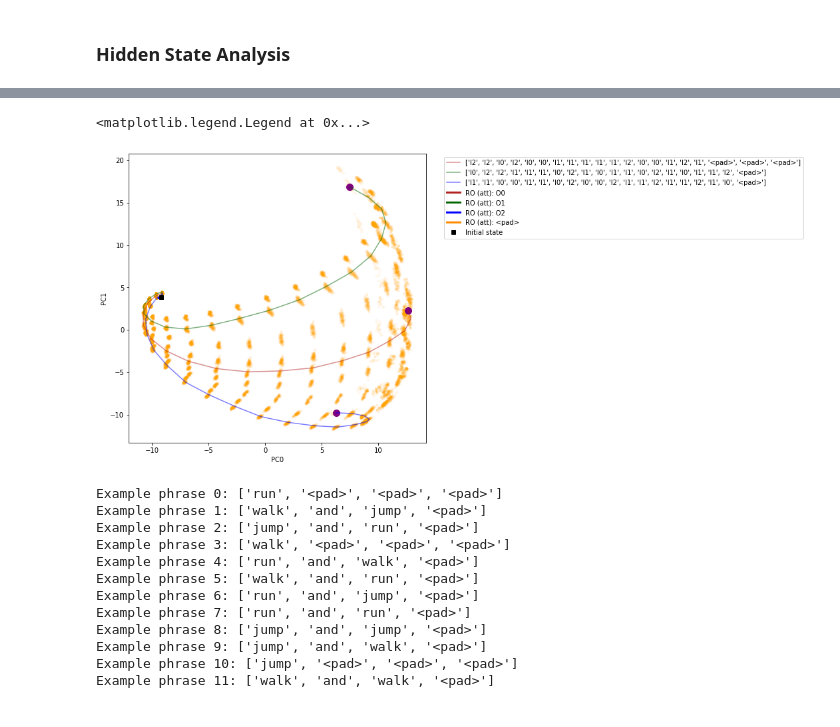
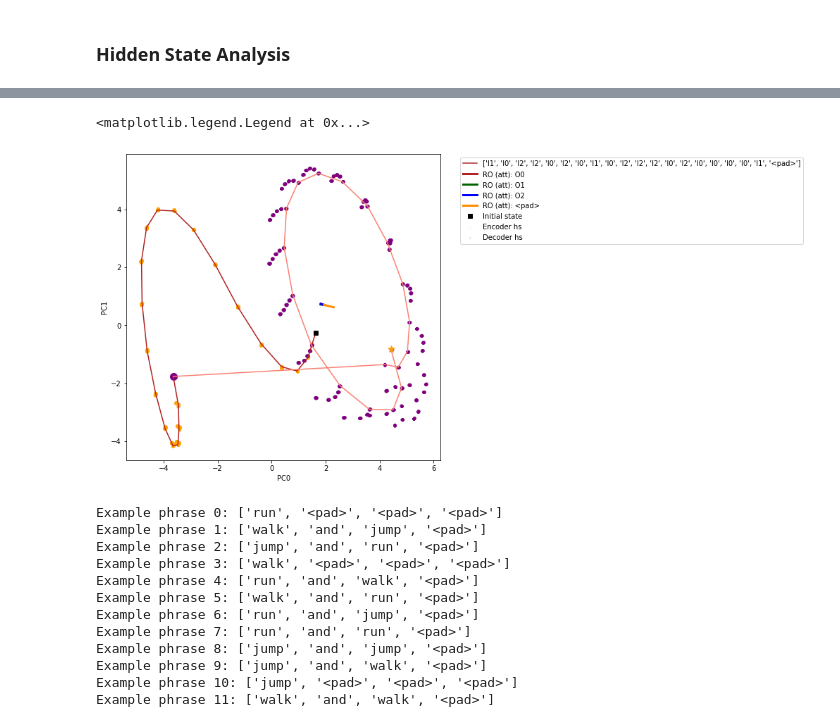
Before and after one commit to kaitken17/understand_nlp, a Jupyter notebook: sythetic_analysis_seq2seq.ipynb, the cells around one changed output, grey strips where cells are left out. Drawn from its saved outputs; the diff is of its cells as text; code cells hidden in the pictures.

```diff
--- a/sythetic_analysis_seq2seq.ipynb
+++ b/sythetic_analysis_seq2seq.ipynb
@@ -218,13 +228,14 @@ if run_tests:
 
   toy_params = {
     'phrase_length': 5,
-    'var_length': True,
+    'var_length': False,
     'min_phrase_len': 2,
     'base_words': 3,
     'loss_type': 'XE',
     'rules': [], #prev0
     'pad_dim': True,
     'emb_dim': 20,
+    'reverse_out': True,
   }
 
   toy_params['in_words'], toy_params['in_words_pp'], toy_params['phrase_words'] = generateInputWordBank(toy_params)
@@ -243,12 +254,13 @@ if run_tests:
     out_phrase = translate_toy_phrase(toy_phrase, toy_params)
     print('Output phrase:', out_phrase)
 
-  out_phrase, in_phrase, out_phrase_tensor, in_phrase_tensor, target_mask = randomTrainingExample(toy_params)
+  out_phrase, in_phrase, out_phrase_tensor, in_phrase_tensor, out_target_mask, in_target_mask = randomTrainingExample(toy_params)
   print('Input phrase:', in_phrase)
   print('Input phrase tensor:', in_phrase_tensor)
+  print('Input target mask:', in_target_mask)
   print('Output phrase:', out_phrase)
   print('Output phrase tensor:', out_phrase_tensor)
-  print('Target mask:', target_mask)
+  print('Out target mask:', out_target_mask)
 # %% [markdown]
 # SCAN Dataset
 # %%
@@ -1296,9 +1308,9 @@ def encode_decode_attnh(initial_states, input_sequences, input_masks, rnn_update
         outputs = readout(jnp.concatenate([next_state, attention_state], axis=1))
 
     if zero_decoder_inputs: # Just feeds zeros into decoder
-      # next_seq_iznput = 1/outputs.shape[1] * jnp.ones(outputs.shape)
-      next_seq_input = jnp.zeros(outputs.shape)
-      next_seq_input = jax.ops.index_update(next_seq_input, jax.ops.index[:, 0], jnp.ones(outputs.shape[0]))
+      next_seq_input = 1/outputs.shape[1] * jnp.ones(outputs.shape)
+      # next_seq_input = jnp.zeros(outputs.shape)
+      # next_seq_input = jax.ops.index_update(next_seq_input, jax.ops.index[:, 0], jnp.ones(outputs.shape[0]))
       # key = jax.random.PRNGKey(23232)
       # key, subkey = jax.random.split(key)
       # rand_ints = jax.random.randint(subkey, outputs.shape[0], 0, outputs.shape[1])
@@ -1311,7 +1323,7 @@ def encode_decode_attnh(initial_states, input_sequences, input_masks, rnn_update
       return carry, (outputs, attention_row)
     elif not return_hidden:
       return carry, outputs
-    else:
+    else: # Returns just the hidden state
       return carry, next_state
 
   pos_enc_params = rnn_specs['pos_enc_params']
@@ -1767,7 +1777,5 @@ Text(0, 0.5, 'Train Loss')
 # %% [markdown]
 # Network Analysis
-# %%
-rnn_specs['zero_decoder_inputs'] = True
 # %% [markdown]
 ### Hidden State Analysis
 # %%
@@ -2048,6 +2046,6 @@ NameError: ignored
 # %%
 pc_dims = 10
-pts_subset = 'enc' # supports 'enc', 'dec', 'all', and 'encf'
+pts_subset = 'all' # supports 'enc', 'dec', 'all', and 'encf'
 
 # Finds percentage of variance explained by top pc_dims of PCA
 # pca_full = PCA(n_components=rnn_specs['hidden_size'])
@@ -2092,7 +2090,7 @@ h0 shape (128,)
 # Here, we visualize the hidden states of the RNN, projected into a
 # low-dimensional 2D state space.
 
-pts_subset = 'enc'
+pts_subset = 'all'
 
 plt.figure(figsize=(8, 8))
 
@@ -2102,40 +2100,46 @@ pc2 = 1
 final_hs_idx = 2*toy_params['phrase_length'] if pts_subset == 'all' and not rnn_specs['arch'] == 'one_to_one' else toy_params['phrase_length']
 encode_hs_idx = 0 if pts_subset == 'dec' else input_phrase_len
 
-# pca_h0 = pca.transform(np.atleast_2d(h0)).T
-pca_h0 = pca.transform(np.atleast_2d(np.concatenate([h0, np.zeros((h0.shape))], axis=0))).T
+pca_h0 = pca.transform(np.atleast_2d(h0)).T
+# pca_h0 = pca.transform(np.atleast_2d(np.concatenate([h0, np.zeros((h0.shape))], axis=0))).T
 
+enc_len = hs_data['inputs'][0].shape[0]
+dec_len = hs_data['labels'][0].shape[0]
 
-# Plots hidden states
+# Plots hidden states as scatter plot
 fs_alpha = 0.05
-pca_hs = pca.transform(np.vstack(hs[pts_subset])).T
-if pts_subset == 'all':
-  pl = input_phrase_len
-  plt.scatter(pca_hs[pc1][:pl], pca_hs[pc2][:pl], color = 'k', marker='.', alpha=fs_alpha)
-  plt.scatter(pca_hs[pc1][pl-1:], pca_hs[pc2][pl-1:], color = 'gray', marker='.', alpha=fs_alpha)
-else:
-  plt.scatter(pca_hs[pc1], pca_hs[pc2], color = 'orange', marker='.', alpha=fs_alpha)
-hs_idxs = [5, 6 ,7] # [0]
+if pts_subset in ['all', 'enc']: # Encoder states
+  print('Plotting encoder states')
+  pca_enc = pca.transform(np.vstack(hs['enc'])).T
+  plt.scatter(pca_enc[pc1], pca_enc[pc2], color = 'orange', marker='.', alpha=fs_alpha, label='Encoder hs')
+if pts_subset in ['all', 'dec']: # Decoder states
+  print('Plotting decoder states')
+  pca_dec = pca.transform(np.vstack(hs['dec'])).T
+  plt.scatter(pca_dec[pc1], pca_dec[pc2], color = 'purple', marker='.', alpha=fs_alpha, label='Decoder hs')
+
+# Plots example paths
+hs_idxs = [1] # [0]
 for hs_idx in hs_idxs: # Plots example paths
-  print('Example phrase length:', hs_data['out_index'][hs_idx])
+  out_idx = hs_data['out_index'][hs_idx]
+  print('Example phrase length:', out_idx)
   print('Example phrase:', tensorToPhrase(hs_data['inputs'][hs_idx], toy_params['in_words']))
-  if pts_subset == 'enc' or pts_subset == 'all': # Adds h0 to path
+  if pts_subset in ['enc', 'all']: # Adds h0 to path and plots
     pca_state = np.concatenate((pca_h0, pca.transform(hs[pts_subset][hs_idx]).T), axis=1)
-  if pts_subset == 'dec' or pts_subset == 'all':  # Puts star on final hidden state
-    pca_decf = pca.transform(np.atleast_2d(hs['decf'][hs_idx])).T
-    plt.scatter(pca_decf[pc1], pca_decf[pc2], color = 'k', marker='*',
-                s=100.0, alpha=1.0)
-  if pts_subset == 'all':
-    plt.plot(pca_state[pc1][:pl+1], pca_state[pc2][:pl+1], color = state_colors[hs_idxs.index(hs_idx)], marker=None, alpha=1.0,
+    if pts_subset == 'all':
+      plt.plot(pca_state[pc1][:enc_len+1], pca_state[pc2][:enc_len+1], color = state_colors[hs_idxs.index(hs_idx)], marker=None, alpha=1.0,
+              label=tensorToPhrase(hs_data['inputs'][hs_idx], toy_params['in_words']))
+      plt.plot(pca_state[pc1][enc_len:enc_len+out_idx+1], pca_state[pc2][enc_len:enc_len+out_idx+1], color = state_colors_light[hs_idxs.index(hs_idx)], marker=None, alpha=1.0)
+    elif pts_subset == 'enc':
+      plt.plot(pca_state[pc1], pca_state[pc2], color = state_colors[hs_idxs.index(hs_idx)], marker=None, alpha=0.5,
              label=tensorToPhrase(hs_data['inputs'][hs_idx], toy_params['in_words']))
-    plt.plot(pca_state[pc1][pl:], pca_state[pc2][pl:], color = state_colors_light[hs_idxs.index(hs_idx)], marker=None, alpha=1.0)
-  elif pts_subset == 'enc':
-    plt.plot(pca_state[pc1], pca_state[pc2], color = state_colors[hs_idxs.index(hs_idx)], marker=None, alpha=0.5,
-             label=tensorToPhrase(hs_data['inputs'][hs_idx], toy_params['in_words']))
-  else:
+  else: # Doesn't add h0 to path and plots
     pca_state = pca.transform(hs[pts_subset][hs_idx]).T
     plt.plot(pca_state[pc1], pca_state[pc2], color = state_colors[hs_idxs.index(hs_idx)], marker=None, alpha=0.5,
              label=tensorToPhrase(hs_data['inputs'][hs_idx], toy_params['in_words']))
+  if pts_subset in ['dec', 'all']:  # Puts star on final hidden state
+    pca_decf = pca.transform(np.atleast_2d(hs['decf'][hs_idx])).T
+    plt.scatter(pca_decf[pc1], pca_decf[pc2], color = 'orange', marker='*', s=100.0, alpha=1.0)
+
 
   plt.scatter(pca_state[pc1, encode_hs_idx], pca_state[pc2, encode_hs_idx], color = 'purple', marker='o',
                 s=100.0, alpha=1.0) # Puts circle on full encoded hidden state
@@ -2164,8 +2168,8 @@ for hs_idx in hs_idxs: # Plots example paths
 readout_type = 'att' # 'att' or 'hs'
 readout_plot = readout if readout_type == 'att' else readout_dec
 pca_ro = pca.transform(readout_plot)
-# pca_zero = pca.transform(np.atleast_2d(np.zeros((rnn_specs['hidden_size'],)))).T
-pca_zero = pca.transform(np.atleast_2d(np.zeros((2*rnn_specs['hidden_size'],)))).T
+pca_zero = pca.transform(np.atleast_2d(np.zeros((rnn_specs['hidden_size'],)))).T
+# pca_zero = pca.transform(np.atleast_2d(np.zeros((2*rnn_specs['hidden_size'],)))).T
 for i in range(readout_plot.shape[0]):
   x_ro = [pca_zero[pc1], pca_ro[i][pc1]]
   y_ro = [pca_zero[pc2], pca_ro[i][pc2]]
@@ -2197,5 +2199,5 @@ Example phrase: ['I1', 'I1', 'I0', 'I0', 'I1', 'I1', 'I0', 'I2', 'I0', 'I0', 'I2
 <matplotlib.legend.Legend at 0x...>
-[figure, old version]
+[figure, new version]
 # %%
 for i in range(12):
   print(f'Example phrase {i}:', tensorToPhrase(hs_data['inputs'][i], toy_params['in_words']))
```
Also changed, not shown: parts of 36 cells of this notebook.
